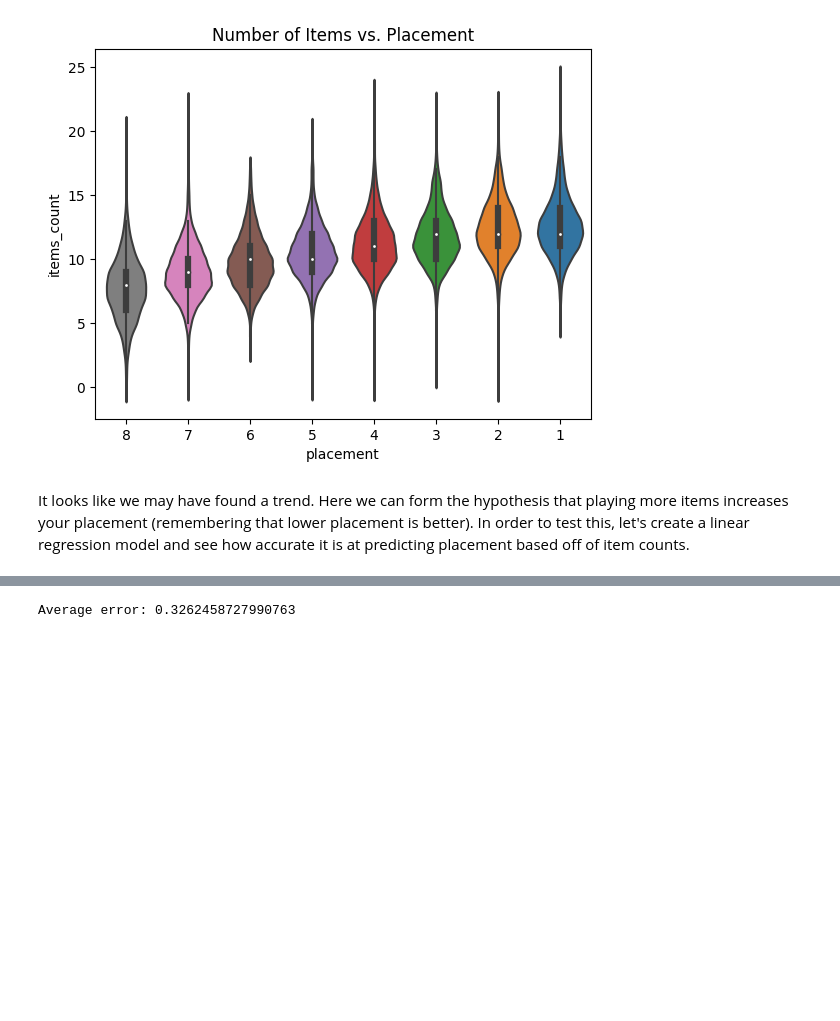
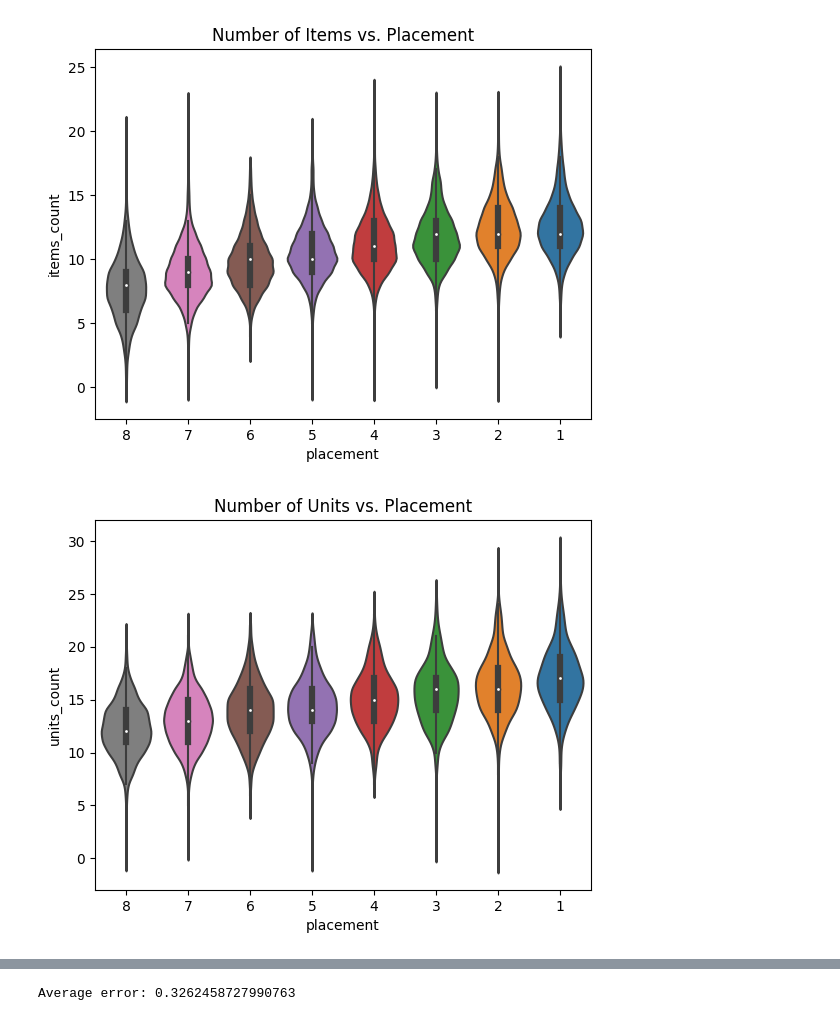
Before and after one commit to Skahan93/Skahan93.github.io, a Jupyter notebook: index.ipynb, the cells around one changed output, grey strips where cells are left out. Cells and saved outputs as stored; diff of their text form; code cells hidden in the pictures; blank space fills up the shorter version.

Commit message:
even more graphs!

```diff
--- a/index.ipynb
+++ b/index.ipynb
@@ -124,5 +124,10 @@ item_plot.invert_xaxis()
 plt.show()
 # %% [output]
 [figure]
-# %% [markdown]
-It looks like we may have found a trend. Here we can form the hypothesis that playing more items increases your placement (remembering that lower placement is better). In order to test this, let's create a linear regression model and see how accurate it is at predicting placement based off of item counts.
+# %%
+unit_plot = sb.violinplot(x = 'placement', y = 'units_count', data = mdf)
+plt.title('Number of Units vs. Placement')
+unit_plot.invert_xaxis()
+plt.show()
+# %% [output]
+[figure, added]
```
Also changed, not shown: parts of 5 cells of this notebook, 1 other file.
